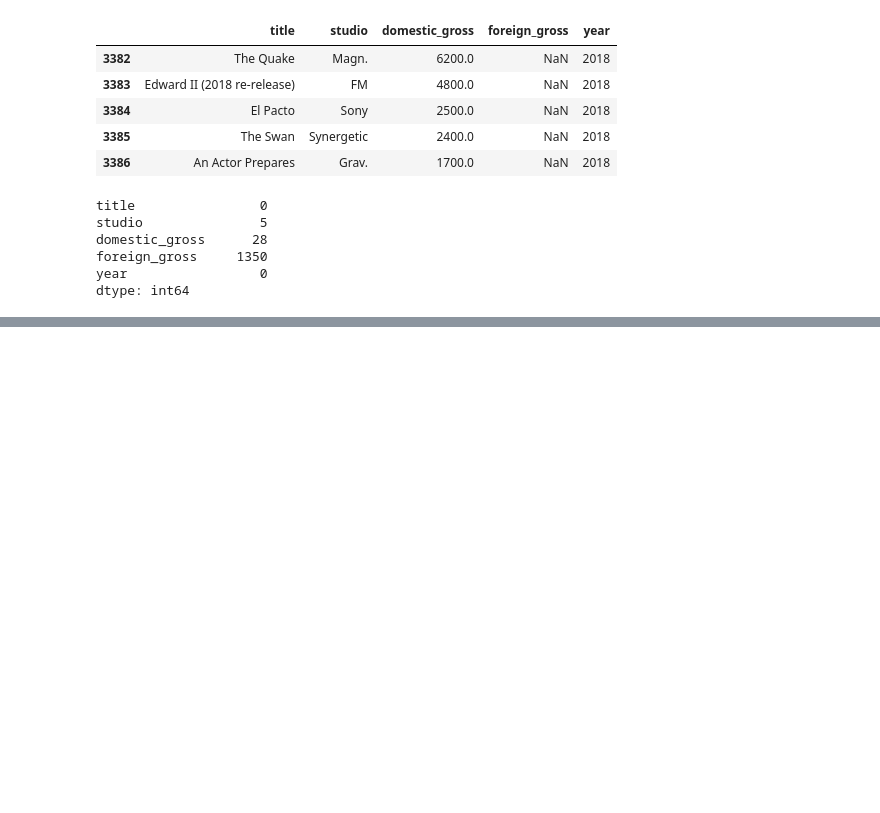
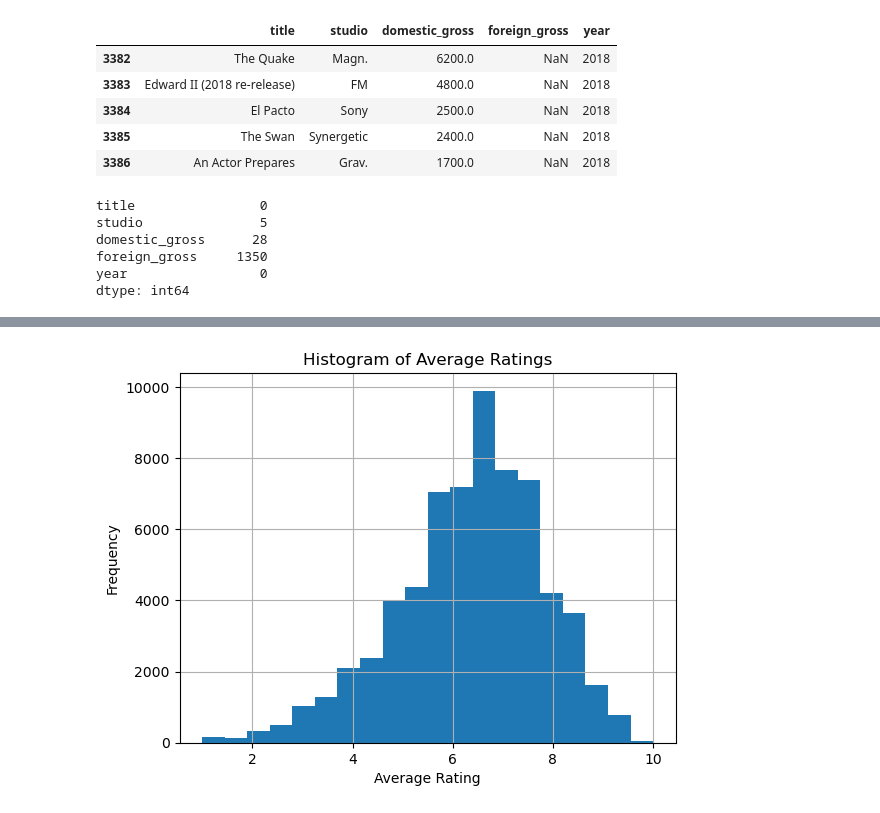
Before and after one commit to faith-watene/dsc-phase-2-project-v3, a Jupyter notebook: student.ipynb, the cells around one changed output, grey strips where cells are left out. Cells and saved outputs as stored; diff of their text form; code cells hidden in the pictures; blank space fills up the shorter version.

```diff
--- a/student.ipynb
+++ b/student.ipynb
@@ -157,0 +222,9 @@ dtype: int64
+# %%
+#let's plot a histogram for Ratings
+cleaned_df['averagerating'].hist(bins=20)
+plt.xlabel('Average Rating')
+plt.ylabel('Frequency')
+plt.title('Histogram of Average Ratings')
+plt.show()
+# %% [output]
+[figure, added]
```
Also changed, not shown: parts of 17 cells of this notebook.
